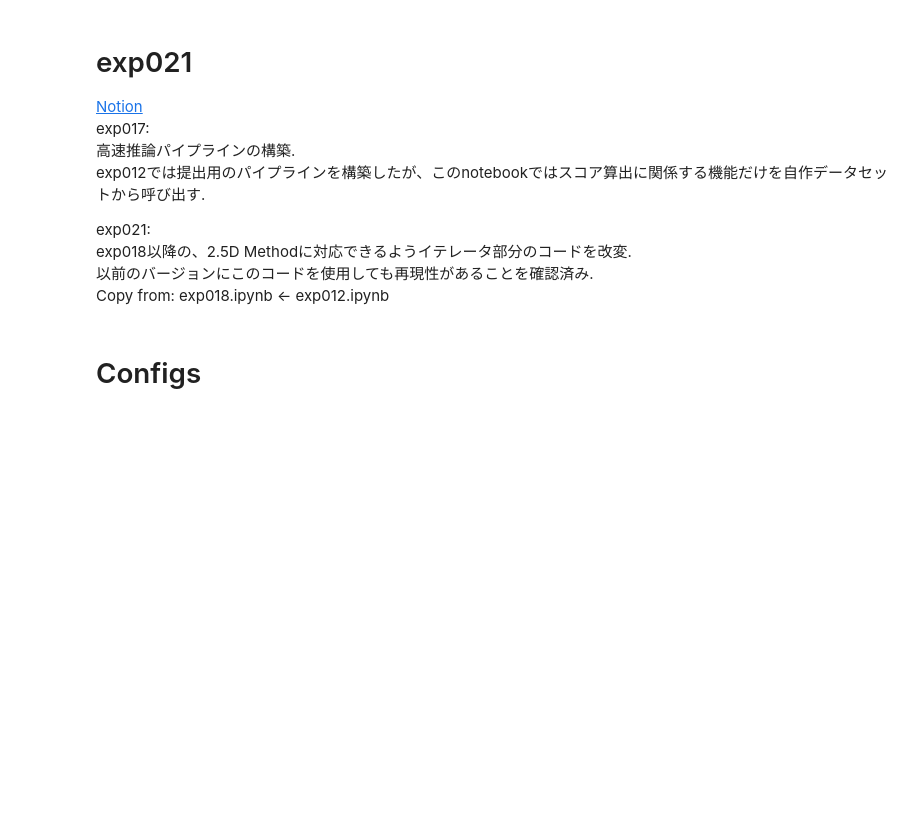
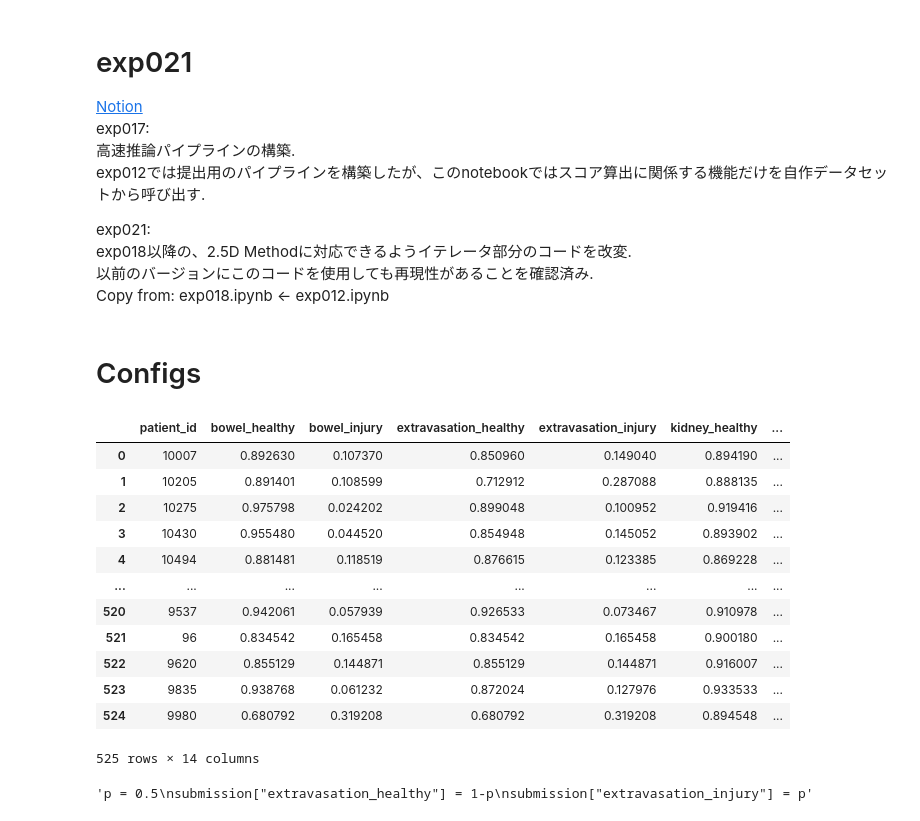
Before and after one commit to tachyon777/rsna-2023, a Jupyter notebook: notebooks/exp021.ipynb, the cells around one changed output. Drawn from its saved outputs; the diff is of its cells as text; code cells hidden in the pictures; blank space fills up the shorter version.

```diff
--- a/notebooks/exp021.ipynb
+++ b/notebooks/exp021.ipynb
@@ -430,20 +452,27 @@ for pid in tqdm(df_valid['patient_id'].to_list()[:53]):
-# %%
-results = results_2 + results
 # %%
 import pickle
 # resultsを保存
 dir_ = os.path.join(CFG_INF.model_save_dir, CFG_INF.exp_name)
 os.makedirs(dir_, exist_ok=True)
-path = os.path.join(dir_, "results.pkl")
-with open(path, 'wb') as f:
-    pickle.dump(results, f)
+path = os.path.join(dir_, "results_be022.pkl")
+# with open(path, 'wb') as f:
+#     pickle.dump(results, f)
 
 # resultsを読み込み
-# with open(path, 'rb') as f:
-#    results = pickle.load(f)
+with open(path, 'rb') as f:
+   results = pickle.load(f)
 # %%
 submission = pd.DataFrame(results)
 order = CFG_INF.df.columns.tolist()
 if "any_injury" in order:
     order.remove("any_injury")
 submission = submission[order]
+# %%
+def metric_hack(df:pd.DataFrame)->pd.DataFrame:
+    """bowel, liver, spleen, kidney.いずれかが高い予測値を持つとき、extravasationも合併している確率が高い."""
+    cols = ["extravasation_injury", "bowel_injury", "liver_low", "liver_high", "spleen_low", "spleen_high", "kidney_low", "kidney_high"]
+    df["extravasation_injury"] = df[cols].max(axis=1)
+    df["extravasation_healthy"] = 1 - df["extravasation_injury"]
+    return df
+# %%
+submission = metric_hack(submission)
@@ -450,3 +500,25 @@ submission = submission[order]
+# %%
+submission
+# %% [output]
+|  | patient_id | bowel_healthy | bowel_injury | extravasation_healthy | extravasation_injury | kidney_healthy | ... |
+| 0 | 10007 | 0.892630 | 0.107370 | 0.850960 | 0.149040 | 0.894190 | ... |
+| 1 | 10205 | 0.891401 | 0.108599 | 0.712912 | 0.287088 | 0.888135 | ... |
+| 2 | 10275 | 0.975798 | 0.024202 | 0.899048 | 0.100952 | 0.919416 | ... |
+| 3 | 10430 | 0.955480 | 0.044520 | 0.854948 | 0.145052 | 0.893902 | ... |
+| 4 | 10494 | 0.881481 | 0.118519 | 0.876615 | 0.123385 | 0.869228 | ... |
+| ... | ... | ... | ... | ... | ... | ... | ... |
+| 520 | 9537 | 0.942061 | 0.057939 | 0.926533 | 0.073467 | 0.910978 | ... |
+| 521 | 96 | 0.834542 | 0.165458 | 0.834542 | 0.165458 | 0.900180 | ... |
+| 522 | 9620 | 0.855129 | 0.144871 | 0.855129 | 0.144871 | 0.916007 | ... |
+| 523 | 9835 | 0.938768 | 0.061232 | 0.872024 | 0.127976 | 0.933533 | ... |
+| 524 | 9980 | 0.680792 | 0.319208 | 0.680792 | 0.319208 | 0.894548 | ... |
+525 rows × 14 columns
+# %%
+"""p = 0.5
+submission["extravasation_healthy"] = 1-p
+submission["extravasation_injury"] = p"""
+# %% [output]
+'p = 0.5\nsubmission["extravasation_healthy"] = 1-p\nsubmission["extravasation_injury"] = p'
 # %%
 # add weight
 solution_train = create_training_solution(df_valid)
```
Also changed, not shown: parts of 9 cells of this notebook, 4 other files.
